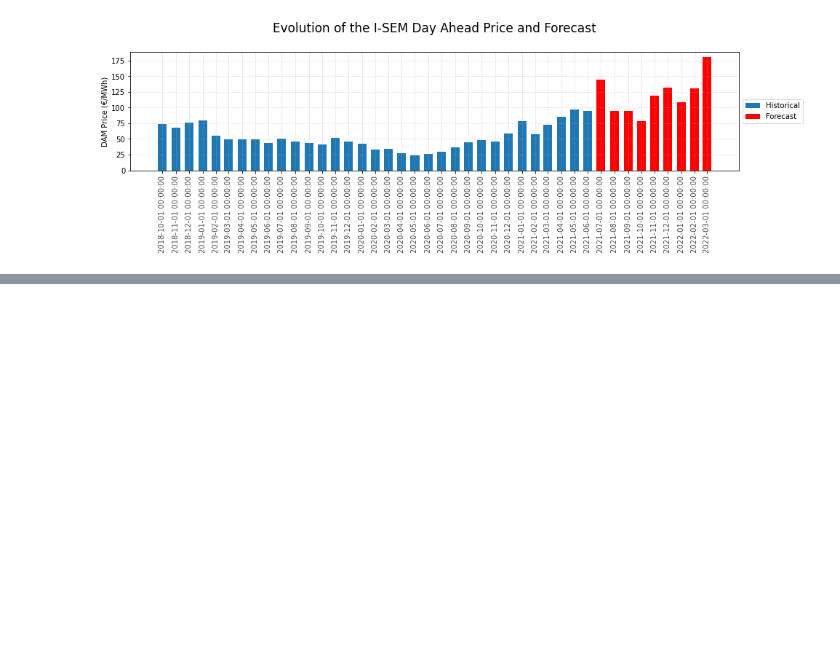
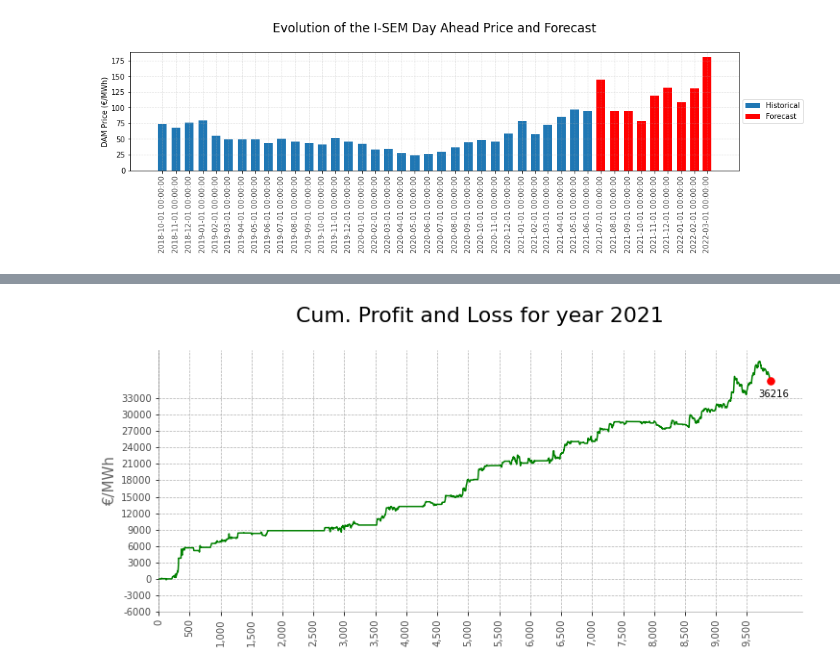
Before and after one commit to AnjuBanu/Analython3, a Jupyter notebook: dummy.ipynb, the cells around one changed output, grey strips where cells are left out. Saved outputs shown, nothing was run; the diff lists cells and outputs as text; code cells hidden in the pictures; blank space fills up the shorter version.

```diff
--- a/dummy.ipynb
+++ b/dummy.ipynb
@@ -626,0 +865,23 @@ plt.grid(axis = 'x',linestyle = '--', linewidth = 0.7,alpha=0.4)
+# %%
+plt.figure(figsize=(12,5))
+plt.plot(pl_data_2021.Iter, pl_data_2021.PL_cum,label="2021",color="green")
+plt.plot(pl_data_2021['Iter'].iloc[-1], pl_data_2021['PL_cum'].iloc[-1],"r.",markersize=15)
+plt.text(pl_data_2021['Iter'].iloc[-1]-200, pl_data_2021['PL_cum'].iloc[-1]-3000,f"{round(pl_data_2021['PL_cum'].iloc[-1])}")
+plt.xlim(0,pl_data_2021.shape[0]+500)
+plt.gca().spines["top"].set_alpha(.0)
+plt.gca().spines["bottom"].set_alpha(.3)
+plt.gca().spines["right"].set_alpha(.0)
+plt.gca().spines["left"].set_alpha(.3)
+plt.ylabel('€/MWh',fontsize=15,alpha=.6)
+xtick_location = pl_data_2021.Iter.tolist()[::500]
+xtick_labels = pl_data_2021.Iter.tolist()[::500]
+ytick_location = np.arange(-6000,35000,3000)
+ytick_labels = np.arange(-6000,35000,3000)
+plt.xticks(ticks=xtick_location, labels=xtick_labels, rotation=90, alpha=.7)
+plt.yticks(ticks=ytick_location, labels=ytick_labels,alpha=.7)
+plt.gca().xaxis.set_major_formatter(StrMethodFormatter('{x:,.0f}'))
+plt.title("Cum. Profit and Loss for year 2021\n", fontsize=22)
+plt.grid(axis = 'y',linestyle = '--', linewidth = 0.7)
+plt.grid(axis = 'x',linestyle = '--', linewidth = 0.7)
+# %% [output]
+[figure, added]
```
Also changed, not shown: parts of 13 cells of this notebook, 4 other files.
